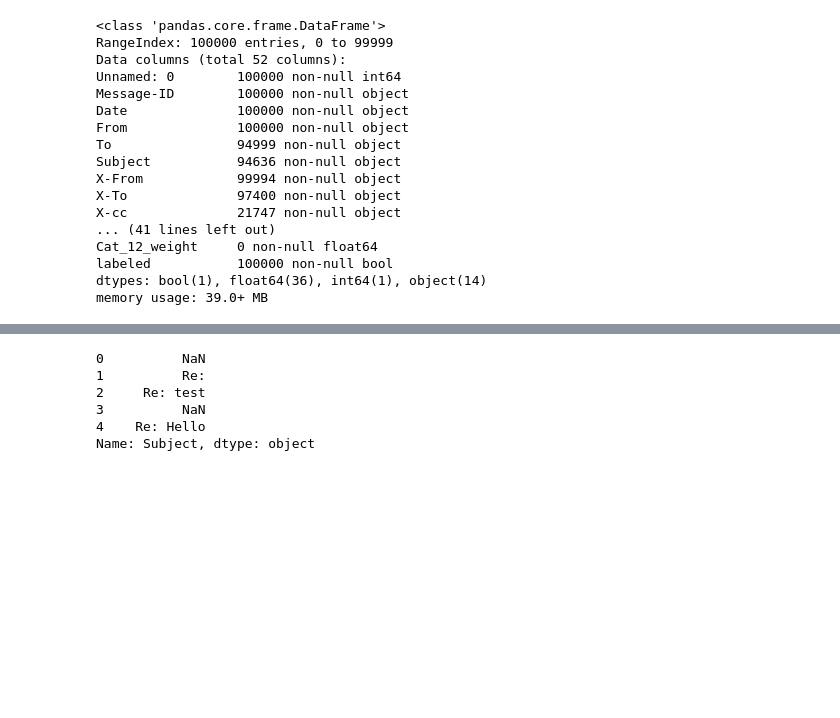
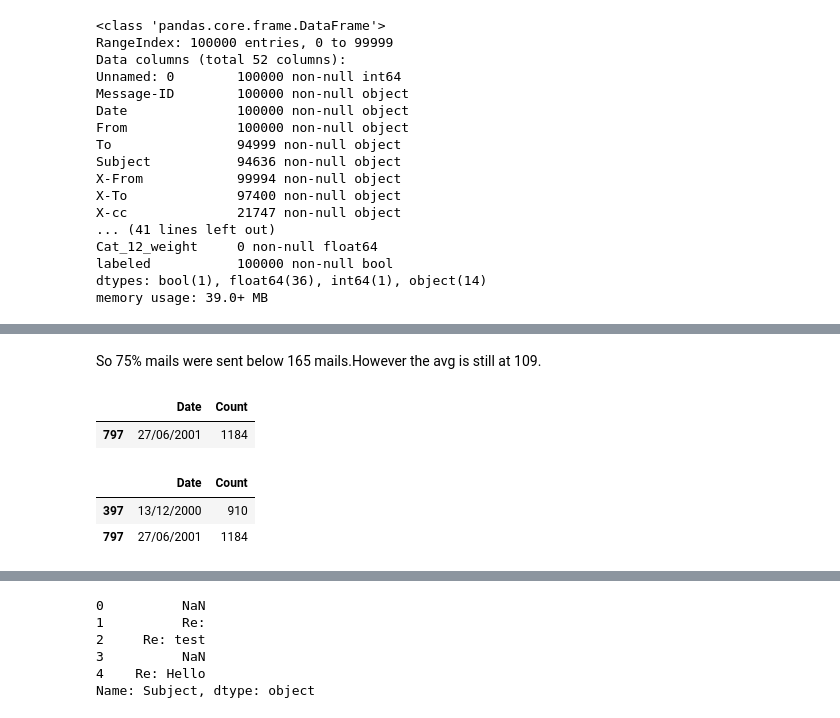
Before and after one commit to Connecting-the-Dots-with-ML/Email-Semantic-Analysis, a Jupyter notebook: Exploratory Data Analysis_mayur.ipynb, the cells around one changed output, grey strips where cells are left out. Drawn from its saved outputs; the diff is of its cells as text; code cells hidden in the pictures; blank space fills up the shorter version.

```diff
--- a/Exploratory Data Analysis_mayur.ipynb
+++ b/Exploratory Data Analysis_mayur.ipynb
@@ -65,0 +119,13 @@ array(['2001-05-14 23:39:00', '2001-05-04 20:51:00',
+# %% [markdown]
+So 75% mails were sent below 165 mails.However the avg is still at 109.
+# %%
+dfDate[dfDate['Count'] > 1000]
+# %% [output]
+|  | Date | Count |
+| 797 | 27/06/2001 | 1184 |
+# %%
+dfDate[dfDate['Count'] > 900]
+# %% [output]
+|  | Date | Count |
+| 397 | 13/12/2000 | 910 |
+| 797 | 27/06/2001 | 1184 |
```
Also changed, not shown: parts of 19 cells of this notebook.
